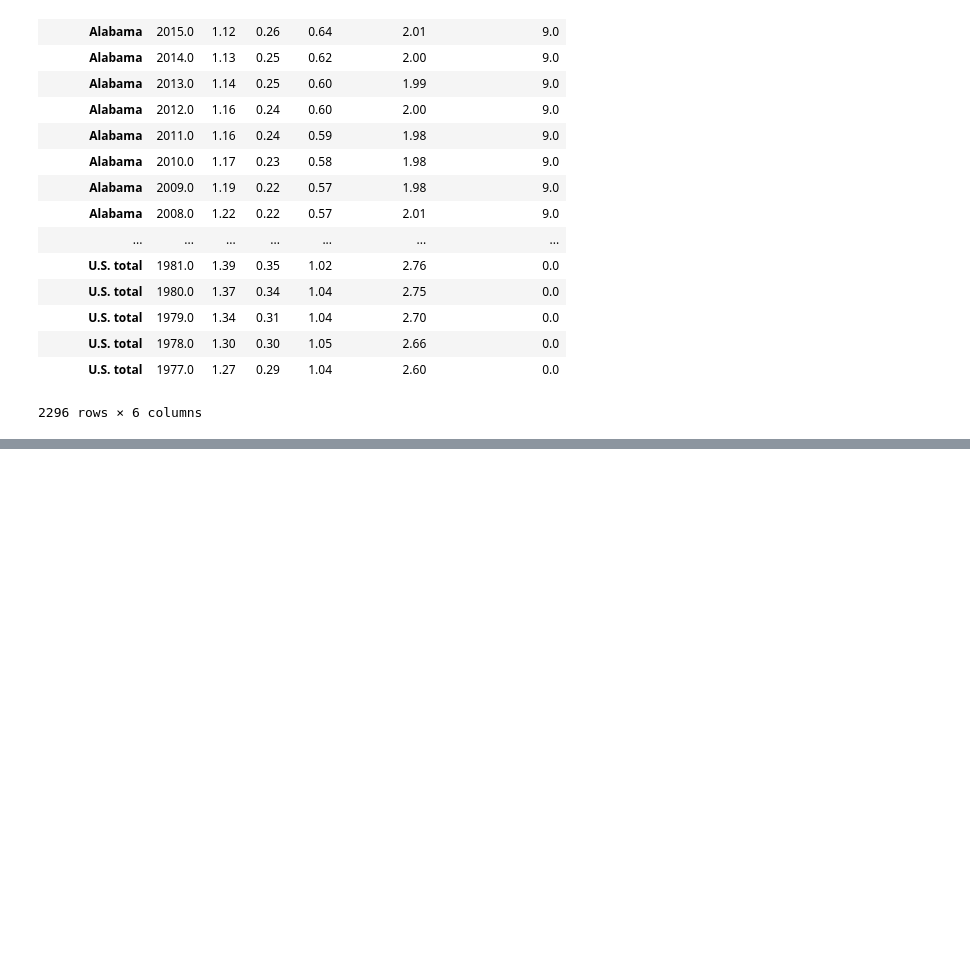
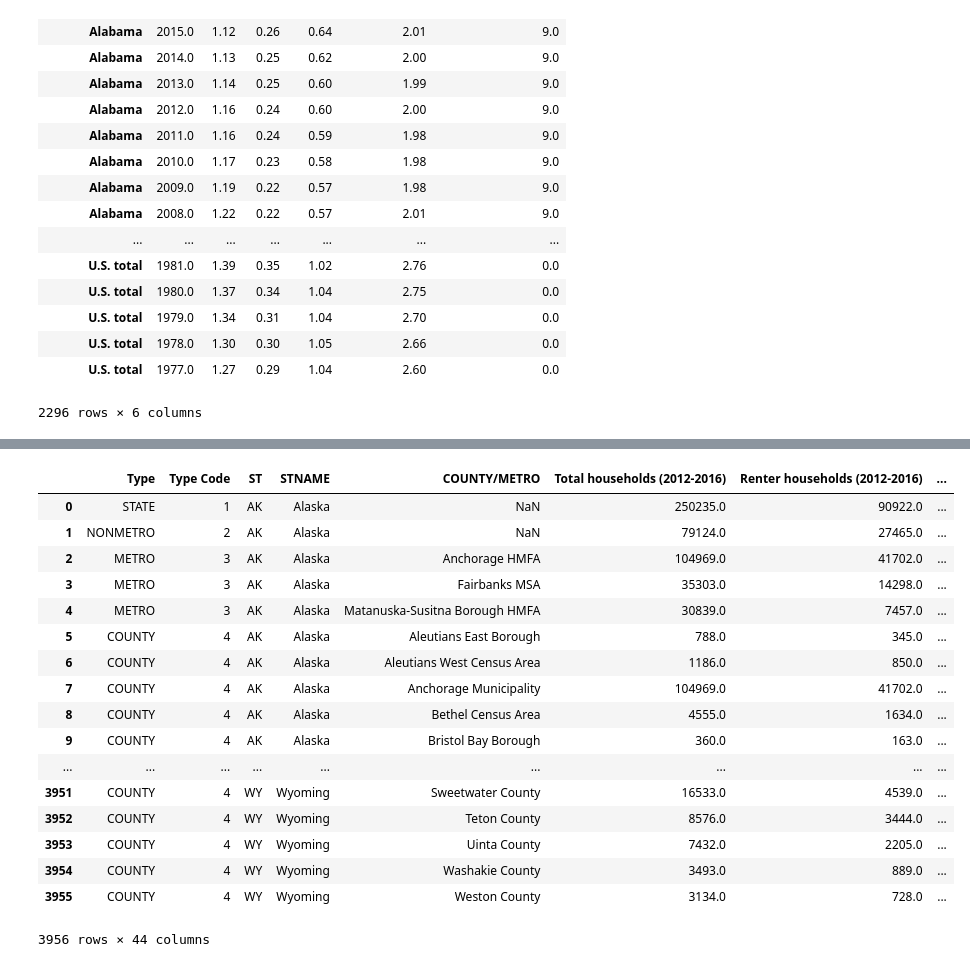
Before and after one commit to epayne323/ProjectOneRepo, a Jupyter notebook: Notebooks/Working_DataCleanup_RM.ipynb, the cells around one changed output, grey strips where cells are left out. Drawn from its saved outputs; the diff is of its cells as text; code cells hidden in the pictures; blank space fills up the shorter version.

```diff
--- a/Notebooks/Working_DataCleanup_RM.ipynb
+++ b/Notebooks/Working_DataCleanup_RM.ipynb
@@ -433,3 +433,6 @@ alcohol_consump_geo_df
 2296 rows × 6 columns
 # %%
 alcohol_consump_geo_df.to_csv(os.path.join("..","Data","Clean","per_capita_alcohol_consumption_geographic_1977_2017_clean.csv"))
+# %%
+file_rent = pd.read_csv(os.path.join("..","Data","Raw","NLIHC_OOR_2018.csv"))
+print(file_rent)
@@ -435,0 +457,3 @@ alcohol_consump_geo_df.to_csv(os.path.join("..","Data","Clean","per_capita_alcoh
+# %%
+rent_df = pd.DataFrame(file_rent)
+rent_df.head()
@@ -435,0 +488,22 @@ alcohol_consump_geo_df.to_csv(os.path.join("..","Data","Clean","per_capita_alcoh
+# %%
+rent_df.rename(columns = {'Unnamed: 0' : 'Type', 'Type' : 'Type Code'}, inplace = True)
+rent_df
+# %% [output]
+|  | Type | Type Code | ST | STNAME | COUNTY/METRO | Total households (2012-2016) | Renter households (2012-2016) | ... |
+| 0 | STATE | 1 | AK | Alaska | NaN | 250235.0 | 90922.0 | ... |
+| 1 | NONMETRO | 2 | AK | Alaska | NaN | 79124.0 | 27465.0 | ... |
+| 2 | METRO | 3 | AK | Alaska | Anchorage HMFA | 104969.0 | 41702.0 | ... |
+| 3 | METRO | 3 | AK | Alaska | Fairbanks MSA | 35303.0 | 14298.0 | ... |
+| 4 | METRO | 3 | AK | Alaska | Matanuska-Susitna Borough HMFA | 30839.0 | 7457.0 | ... |
+| 5 | COUNTY | 4 | AK | Alaska | Aleutians East Borough | 788.0 | 345.0 | ... |
+| 6 | COUNTY | 4 | AK | Alaska | Aleutians West Census Area | 1186.0 | 850.0 | ... |
+| 7 | COUNTY | 4 | AK | Alaska | Anchorage Municipality | 104969.0 | 41702.0 | ... |
+| 8 | COUNTY | 4 | AK | Alaska | Bethel Census Area | 4555.0 | 1634.0 | ... |
+| 9 | COUNTY | 4 | AK | Alaska | Bristol Bay Borough | 360.0 | 163.0 | ... |
+| ... | ... | ... | ... | ... | ... | ... | ... | ... |
+| 3951 | COUNTY | 4 | WY | Wyoming | Sweetwater County | 16533.0 | 4539.0 | ... |
+| 3952 | COUNTY | 4 | WY | Wyoming | Teton County | 8576.0 | 3444.0 | ... |
+| 3953 | COUNTY | 4 | WY | Wyoming | Uinta County | 7432.0 | 2205.0 | ... |
+| 3954 | COUNTY | 4 | WY | Wyoming | Washakie County | 3493.0 | 889.0 | ... |
+| 3955 | COUNTY | 4 | WY | Wyoming | Weston County | 3134.0 | 728.0 | ... |
+3956 rows × 44 columns
```
Also changed, not shown: parts of 20 cells of this notebook, 2 other files.
